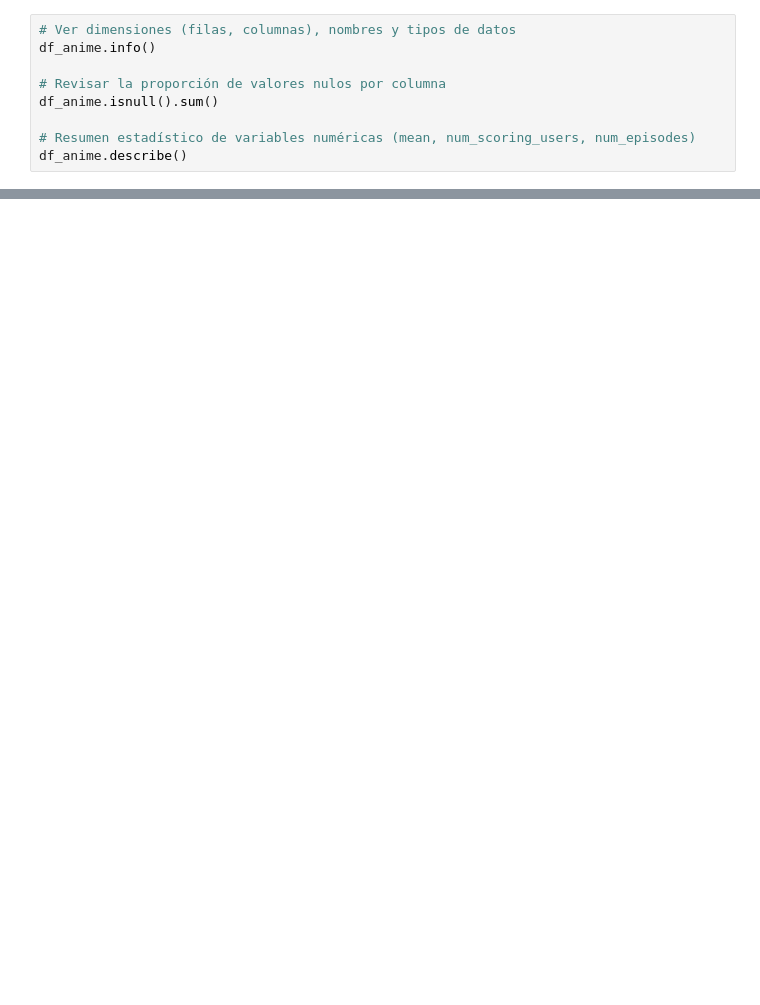
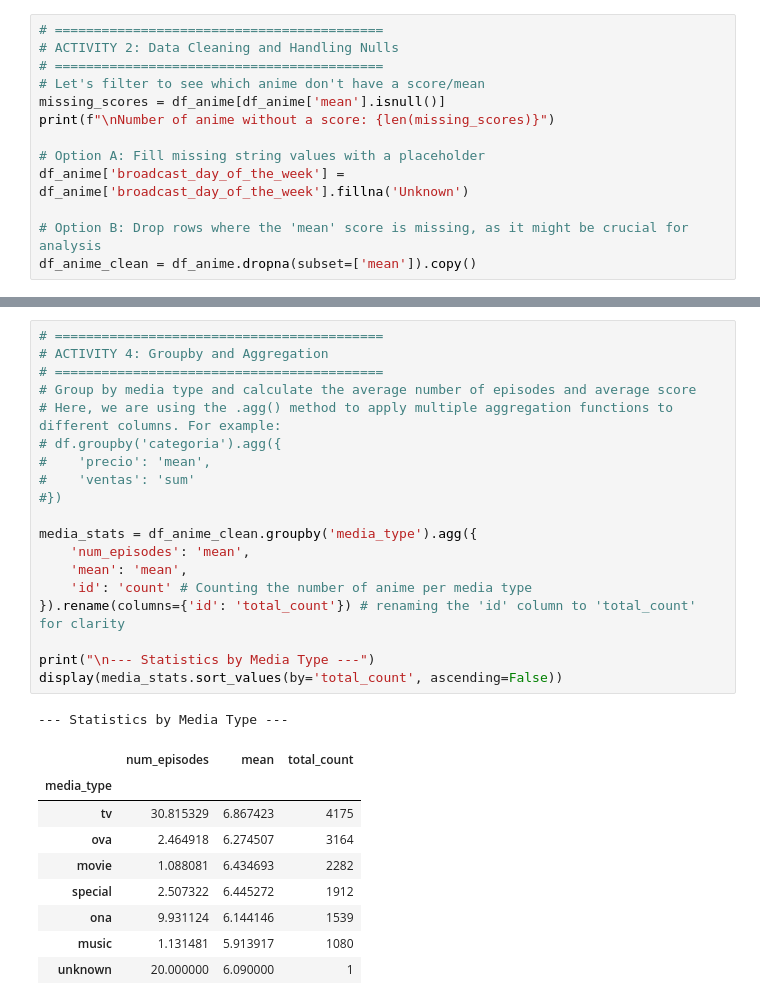
Before and after one commit to alssandrohrnandz/Metodos_Biologia_Computacional_UNAM, a Jupyter notebook: notebooks/Lesson_2_Dataframe.ipynb, the cells around one changed output, grey strips where cells are left out. Drawn from its saved outputs; the diff is of its cells as text; blank space fills up the shorter version.

```diff
--- a/notebooks/Lesson_2_Dataframe.ipynb
+++ b/notebooks/Lesson_2_Dataframe.ipynb
@@ -19,10 +99,14 @@ df_anime.head()
 # %%
-# Ver dimensiones (filas, columnas), nombres y tipos de datos
-df_anime.info()
+# ==========================================
+# ACTIVITY 2: Data Cleaning and Handling Nulls
+# ==========================================
+# Let's filter to see which anime don't have a score/mean
+missing_scores = df_anime[df_anime['mean'].isnull()]
+print(f"\nNumber of anime without a score: {len(missing_scores)}")
 
-# Revisar la proporción de valores nulos por columna
-df_anime.isnull().sum()
+# Option A: Fill missing string values with a placeholder
+df_anime['broadcast_day_of_the_week'] = df_anime['broadcast_day_of_the_week'].fillna('Unknown')
 
-# Resumen estadístico de variables numéricas (mean, num_scoring_users, num_episodes)
-df_anime.describe()
+# Option B: Drop rows where the 'mean' score is missing, as it might be crucial for analysis
+df_anime_clean = df_anime.dropna(subset=['mean']).copy()
 # %% [output]
@@ -77,0 +190,30 @@ Name: count, dtype: int64
+# %%
+# ==========================================
+# ACTIVITY 4: Groupby and Aggregation
+# ==========================================
+# Group by media type and calculate the average number of episodes and average score
+# Here, we are using the .agg() method to apply multiple aggregation functions to different columns. For example:
+# df.groupby('categoria').agg({
+#    'precio': 'mean',
+#    'ventas': 'sum'
+#})
+
+media_stats = df_anime_clean.groupby('media_type').agg({
+    'num_episodes': 'mean',
+    'mean': 'mean',
+    'id': 'count' # Counting the number of anime per media type
+}).rename(columns={'id': 'total_count'}) # renaming the 'id' column to 'total_count' for clarity
+
+print("\n--- Statistics by Media Type ---")
+display(media_stats.sort_values(by='total_count', ascending=False))
+# %% [output]
+--- Statistics by Media Type ---
+|  | num_episodes | mean | total_count |
+| media_type |  |  |  |
+| tv | 30.815329 | 6.867423 | 4175 |
+| ova | 2.464918 | 6.274507 | 3164 |
+| movie | 1.088081 | 6.434693 | 2282 |
+| special | 2.507322 | 6.445272 | 1912 |
+| ona | 9.931124 | 6.144146 | 1539 |
+| music | 1.131481 | 5.913917 | 1080 |
+| unknown | 20.000000 | 6.090000 | 1 |
```
Also changed, not shown: parts of 15 cells of this notebook.
